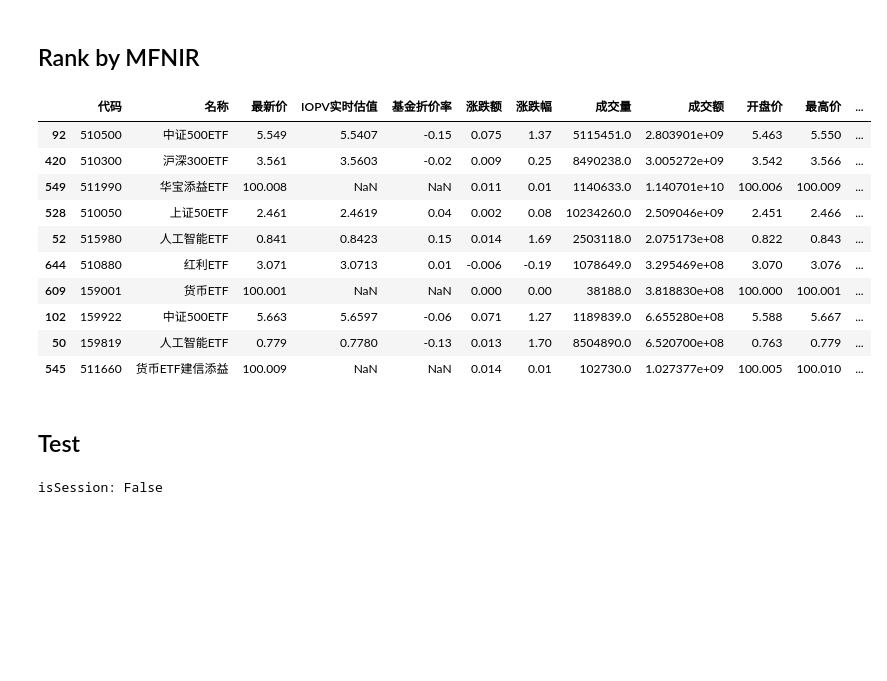
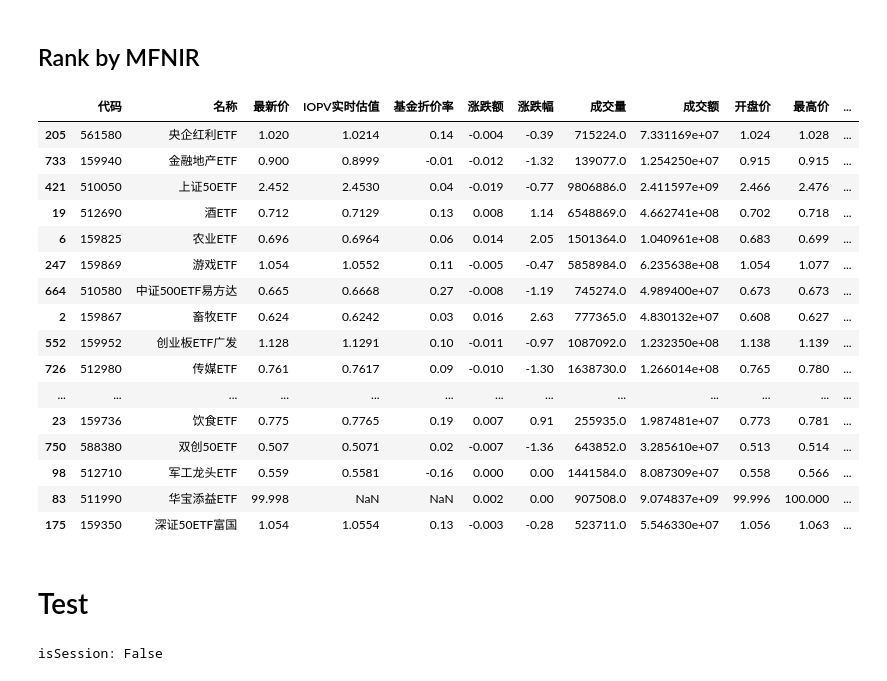
Before and after one commit to agux/marten, a Jupyter notebook: notebooks/1.0-initial-data-exploration.ipynb, the cells around one changed output. Drawn from its saved outputs; the diff is of its cells as text; code cells hidden in the pictures; blank space fills up the shorter version.

```diff
--- a/notebooks/1.0-initial-data-exploration.ipynb
+++ b/notebooks/1.0-initial-data-exploration.ipynb
@@ -183,22 +185,28 @@ fund_exchange_rank_em_df.to_csv(
 # %%
 df = ak.fund_etf_spot_em()
 df["MFNIR"] = round(df["主力净流入-净额"] * abs(df["主力净流入-净占比"]) / 100.0, 2)
-df = df.sort_values(by="MFNIR", ascending=False).head(10)
+df = df.sort_values(by="MFNIR", ascending=False).head(20)
 display(HTML(df.to_html()))
 # %% [output]
 |  | 代码 | 名称 | 最新价 | IOPV实时估值 | 基金折价率 | 涨跌额 | 涨跌幅 | 成交量 | 成交额 | 开盘价 | 最高价 | ... |
-| 92 | 510500 | 中证500ETF | 5.549 | 5.5407 | -0.15 | 0.075 | 1.37 | 5115451.0 | 2.803901e+09 | 5.463 | 5.550 | ... |
-| 420 | 510300 | 沪深300ETF | 3.561 | 3.5603 | -0.02 | 0.009 | 0.25 | 8490238.0 | 3.005272e+09 | 3.542 | 3.566 | ... |
-| 549 | 511990 | 华宝添益ETF | 100.008 | NaN | NaN | 0.011 | 0.01 | 1140633.0 | 1.140701e+10 | 100.006 | 100.009 | ... |
-| 528 | 510050 | 上证50ETF | 2.461 | 2.4619 | 0.04 | 0.002 | 0.08 | 10234260.0 | 2.509046e+09 | 2.451 | 2.466 | ... |
-| 52 | 515980 | 人工智能ETF | 0.841 | 0.8423 | 0.15 | 0.014 | 1.69 | 2503118.0 | 2.075173e+08 | 0.822 | 0.843 | ... |
-| 644 | 510880 | 红利ETF | 3.071 | 3.0713 | 0.01 | -0.006 | -0.19 | 1078649.0 | 3.295469e+08 | 3.070 | 3.076 | ... |
-| 609 | 159001 | 货币ETF | 100.001 | NaN | NaN | 0.000 | 0.00 | 38188.0 | 3.818830e+08 | 100.000 | 100.001 | ... |
-| 102 | 159922 | 中证500ETF | 5.663 | 5.6597 | -0.06 | 0.071 | 1.27 | 1189839.0 | 6.655280e+08 | 5.588 | 5.667 | ... |
-| 50 | 159819 | 人工智能ETF | 0.779 | 0.7780 | -0.13 | 0.013 | 1.70 | 8504890.0 | 6.520700e+08 | 0.763 | 0.779 | ... |
-| 545 | 511660 | 货币ETF建信添益 | 100.009 | NaN | NaN | 0.014 | 0.01 | 102730.0 | 1.027377e+09 | 100.005 | 100.010 | ... |
+| 205 | 561580 | 央企红利ETF | 1.020 | 1.0214 | 0.14 | -0.004 | -0.39 | 715224.0 | 7.331169e+07 | 1.024 | 1.028 | ... |
+| 733 | 159940 | 金融地产ETF | 0.900 | 0.8999 | -0.01 | -0.012 | -1.32 | 139077.0 | 1.254250e+07 | 0.915 | 0.915 | ... |
+| 421 | 510050 | 上证50ETF | 2.452 | 2.4530 | 0.04 | -0.019 | -0.77 | 9806886.0 | 2.411597e+09 | 2.466 | 2.476 | ... |
+| 19 | 512690 | 酒ETF | 0.712 | 0.7129 | 0.13 | 0.008 | 1.14 | 6548869.0 | 4.662741e+08 | 0.702 | 0.718 | ... |
+| 6 | 159825 | 农业ETF | 0.696 | 0.6964 | 0.06 | 0.014 | 2.05 | 1501364.0 | 1.040961e+08 | 0.683 | 0.699 | ... |
+| 247 | 159869 | 游戏ETF | 1.054 | 1.0552 | 0.11 | -0.005 | -0.47 | 5858984.0 | 6.235638e+08 | 1.054 | 1.077 | ... |
+| 664 | 510580 | 中证500ETF易方达 | 0.665 | 0.6668 | 0.27 | -0.008 | -1.19 | 745274.0 | 4.989400e+07 | 0.673 | 0.673 | ... |
+| 2 | 159867 | 畜牧ETF | 0.624 | 0.6242 | 0.03 | 0.016 | 2.63 | 777365.0 | 4.830132e+07 | 0.608 | 0.627 | ... |
+| 552 | 159952 | 创业板ETF广发 | 1.128 | 1.1291 | 0.10 | -0.011 | -0.97 | 1087092.0 | 1.232350e+08 | 1.138 | 1.139 | ... |
+| 726 | 512980 | 传媒ETF | 0.761 | 0.7617 | 0.09 | -0.010 | -1.30 | 1638730.0 | 1.266014e+08 | 0.765 | 0.780 | ... |
+| ... | ... | ... | ... | ... | ... | ... | ... | ... | ... | ... | ... | ... |
+| 23 | 159736 | 饮食ETF | 0.775 | 0.7765 | 0.19 | 0.007 | 0.91 | 255935.0 | 1.987481e+07 | 0.773 | 0.781 | ... |
+| 750 | 588380 | 双创50ETF | 0.507 | 0.5071 | 0.02 | -0.007 | -1.36 | 643852.0 | 3.285610e+07 | 0.513 | 0.514 | ... |
+| 98 | 512710 | 军工龙头ETF | 0.559 | 0.5581 | -0.16 | 0.000 | 0.00 | 1441584.0 | 8.087309e+07 | 0.558 | 0.566 | ... |
+| 83 | 511990 | 华宝添益ETF | 99.998 | NaN | NaN | 0.002 | 0.00 | 907508.0 | 9.074837e+09 | 99.996 | 100.000 | ... |
+| 175 | 159350 | 深证50ETF富国 | 1.054 | 1.0554 | 0.13 | -0.003 | -0.28 | 523711.0 | 5.546330e+07 | 1.056 | 1.063 | ... |
 # %% [markdown]
-## Test
+# Test
 # %%
 import exchange_calendars as xcals
 
```
Also changed, not shown: parts of 4 cells of this notebook, 2 other files.
